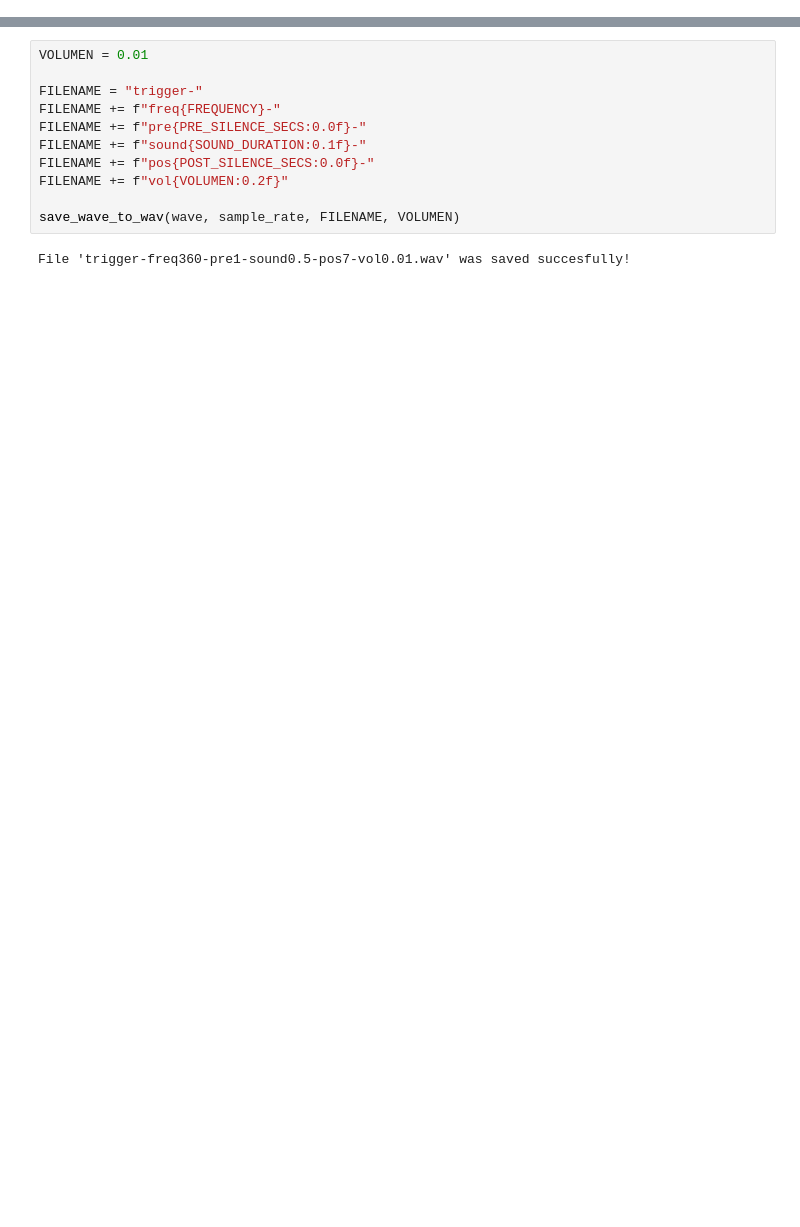
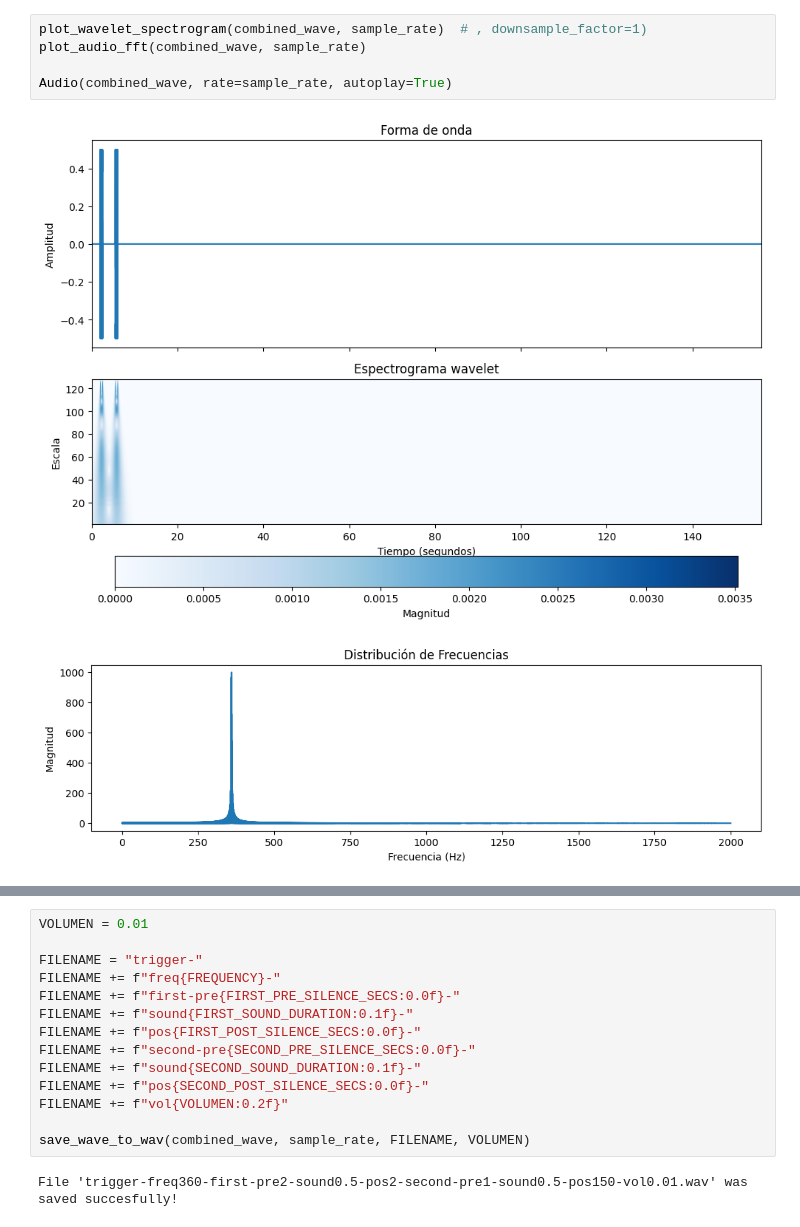
Before and after one commit to Afroefras/coratech, a Jupyter notebook: notebooks/trigger/trigger.ipynb, the cells around one changed output, grey strips where cells are left out. Saved outputs shown, nothing was run; the diff lists cells and outputs as text; blank space fills up the shorter version.

```diff
--- a/notebooks/trigger/trigger.ipynb
+++ b/notebooks/trigger/trigger.ipynb
@@ -29,0 +49,8 @@ Audio(wave, rate=sample_rate, autoplay=True)
+# %%
+plot_wavelet_spectrogram(combined_wave, sample_rate)  # , downsample_factor=1)
+plot_audio_fft(combined_wave, sample_rate)
+
+Audio(combined_wave, rate=sample_rate, autoplay=True)
+# %% [output]
+[figure, added]
+[figure, added]
@@ -32,11 +60,14 @@ VOLUMEN = 0.01
 
 FILENAME = "trigger-"
 FILENAME += f"freq{FREQUENCY}-"
-FILENAME += f"pre{PRE_SILENCE_SECS:0.0f}-"
-FILENAME += f"sound{SOUND_DURATION:0.1f}-"
-FILENAME += f"pos{POST_SILENCE_SECS:0.0f}-"
+FILENAME += f"first-pre{FIRST_PRE_SILENCE_SECS:0.0f}-"
+FILENAME += f"sound{FIRST_SOUND_DURATION:0.1f}-"
+FILENAME += f"pos{FIRST_POST_SILENCE_SECS:0.0f}-"
+FILENAME += f"second-pre{SECOND_PRE_SILENCE_SECS:0.0f}-"
+FILENAME += f"sound{SECOND_SOUND_DURATION:0.1f}-"
+FILENAME += f"pos{SECOND_POST_SILENCE_SECS:0.0f}-"
 FILENAME += f"vol{VOLUMEN:0.2f}"
 
-save_wave_to_wav(wave, sample_rate, FILENAME, VOLUMEN)
+save_wave_to_wav(combined_wave, sample_rate, FILENAME, VOLUMEN)
 # %% [output]
-File 'trigger-freq360-pre1-sound0.5-pos7-vol0.01.wav' was saved succesfully!
+File 'trigger-freq360-first-pre2-sound0.5-pos2-second-pre1-sound0.5-pos150-vol0.01.wav' was saved succesfully!
```
Also changed, not shown: parts of 3 cells of this notebook, 17 other files.
